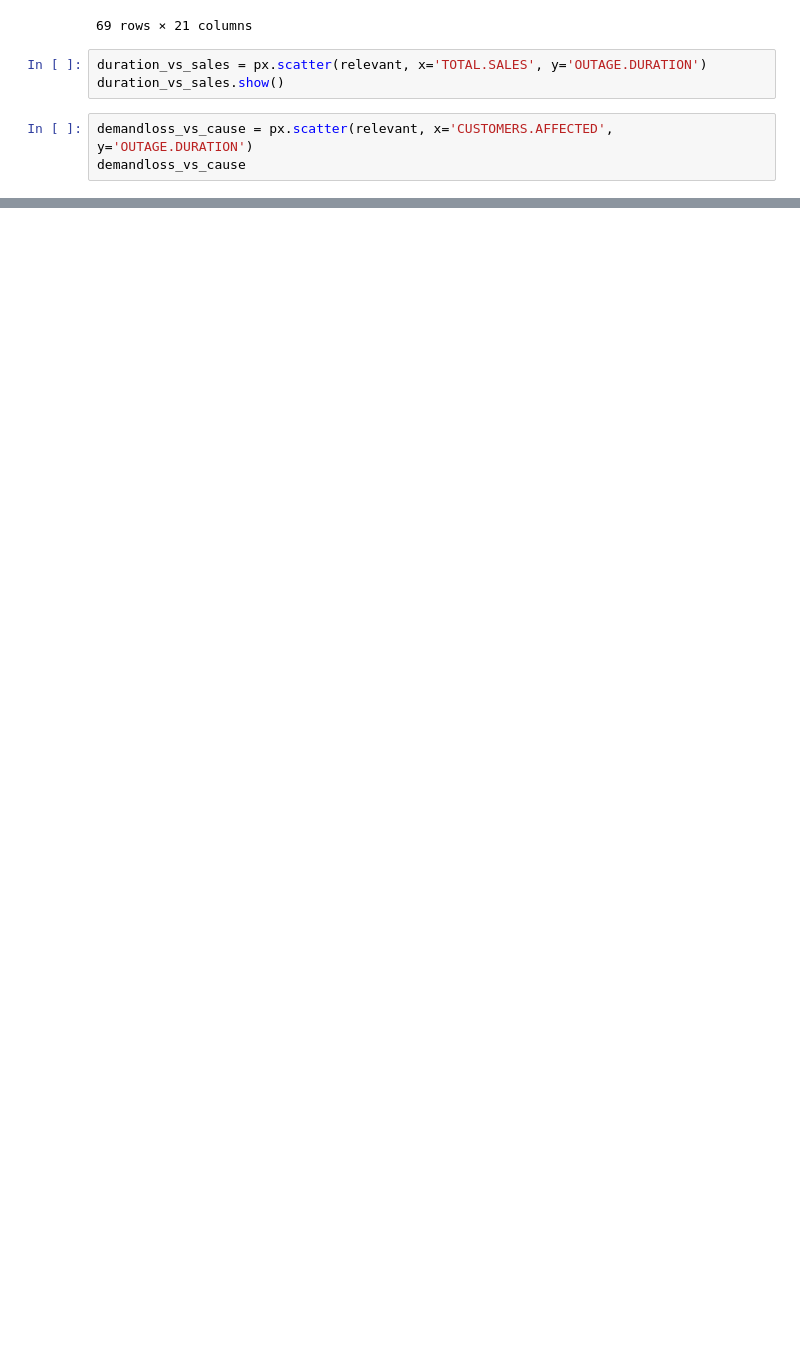
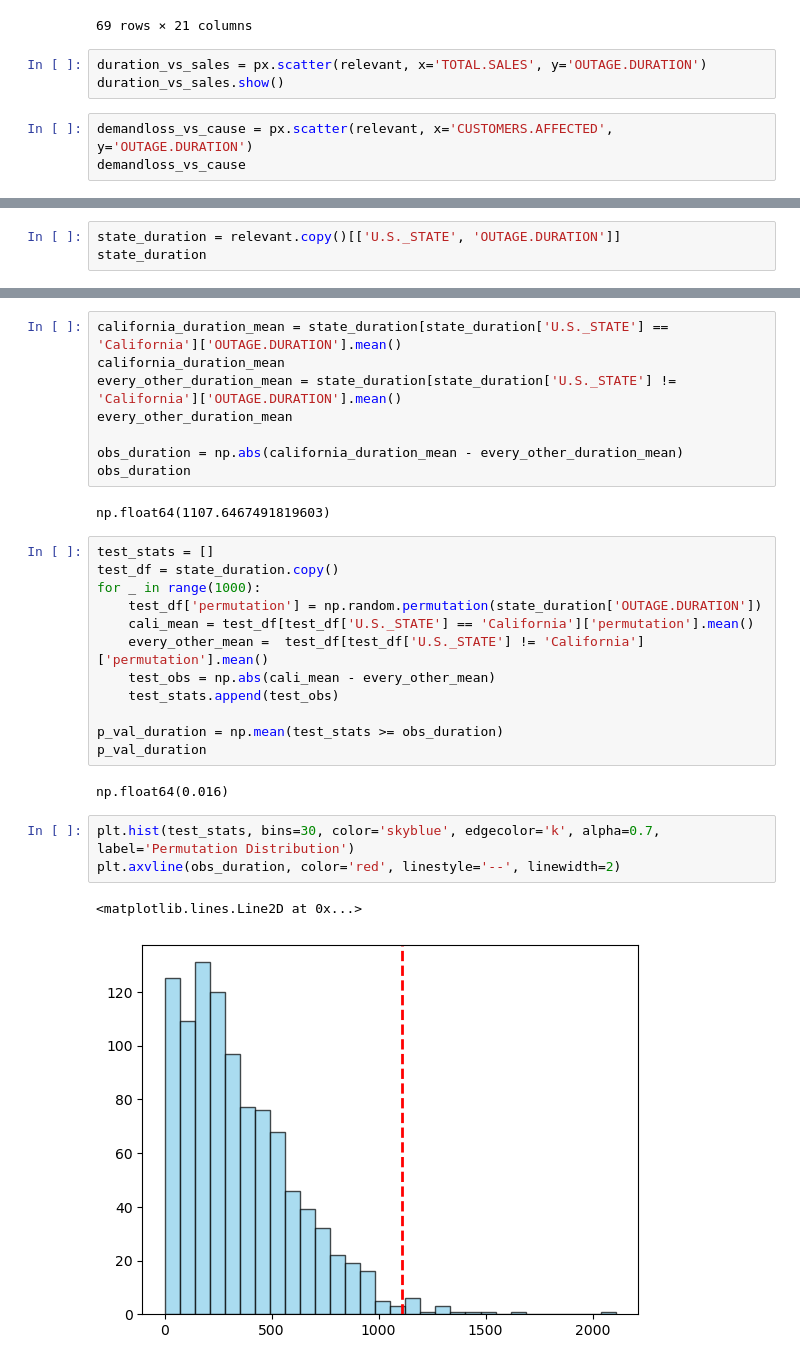
Before and after one commit to ethanlam101/Exploring-Power-Outages, a Jupyter notebook: exploration.ipynb, the cells around one changed output, grey strips where cells are left out. Drawn from its saved outputs; the diff is of its cells as text; blank space fills up the shorter version.

```diff
--- a/exploration.ipynb
+++ b/exploration.ipynb
@@ -156,0 +319,3 @@ demandloss_vs_cause
+# %%
+state_duration = relevant.copy()[['U.S._STATE', 'OUTAGE.DURATION']]
+state_duration
@@ -156,0 +337,30 @@ demandloss_vs_cause
+# %%
+california_duration_mean = state_duration[state_duration['U.S._STATE'] == 'California']['OUTAGE.DURATION'].mean()
+california_duration_mean
+every_other_duration_mean = state_duration[state_duration['U.S._STATE'] != 'California']['OUTAGE.DURATION'].mean()
+every_other_duration_mean
+
+obs_duration = np.abs(california_duration_mean - every_other_duration_mean)
+obs_duration
+# %% [output]
+np.float64(1107.6467491819603)
+# %%
+test_stats = []
+test_df = state_duration.copy()
+for _ in range(1000):
+    test_df['permutation'] = np.random.permutation(state_duration['OUTAGE.DURATION'])
+    cali_mean = test_df[test_df['U.S._STATE'] == 'California']['permutation'].mean()
+    every_other_mean =  test_df[test_df['U.S._STATE'] != 'California']['permutation'].mean()
+    test_obs = np.abs(cali_mean - every_other_mean)
+    test_stats.append(test_obs)
+
+p_val_duration = np.mean(test_stats >= obs_duration)
+p_val_duration
+# %% [output]
+np.float64(0.016)
+# %%
+plt.hist(test_stats, bins=30, color='skyblue', edgecolor='k', alpha=0.7, label='Permutation Distribution')
+plt.axvline(obs_duration, color='red', linestyle='--', linewidth=2)
+# %% [output]
+<matplotlib.lines.Line2D at 0x...>
+[figure, added]
```
Also changed, not shown: parts of 34 cells of this notebook, 1 other file.
